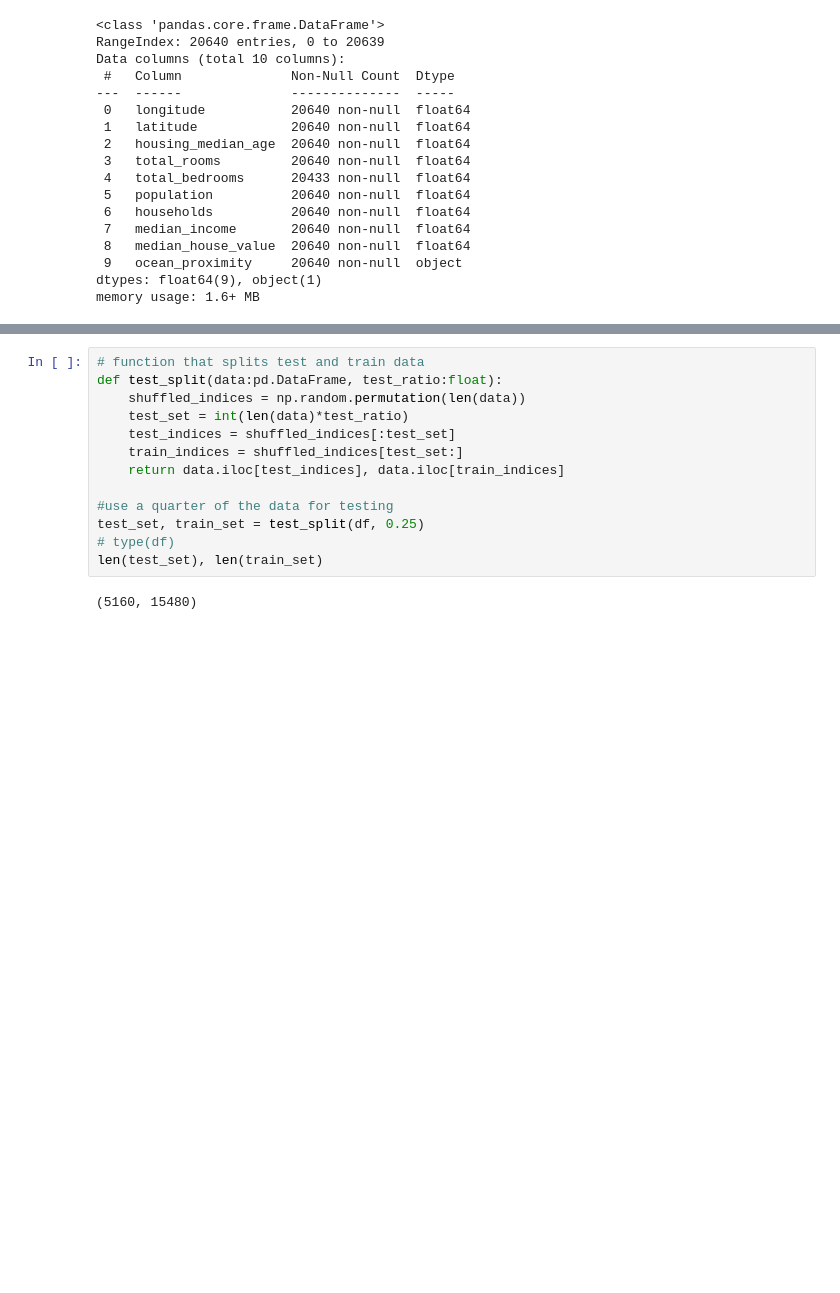
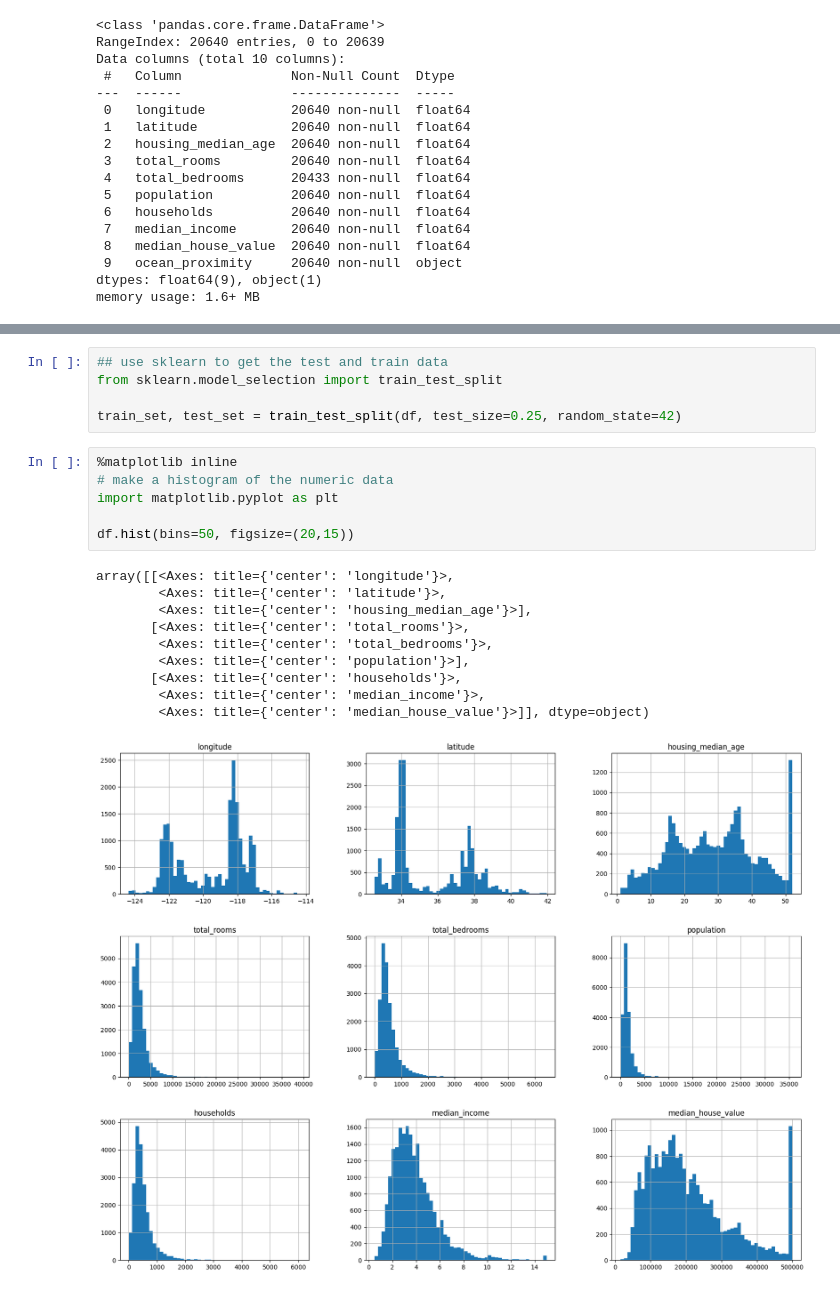
Before and after one commit to Zivairuzive/district_prices, a Jupyter notebook: housing_prediction.ipynb, the cells around one changed output, grey strips where cells are left out. Saved outputs shown, nothing was run; the diff lists cells and outputs as text; blank space fills up the shorter version.

Commit message:
data visualization and cleaning

```diff
--- a/housing_prediction.ipynb
+++ b/housing_prediction.ipynb
@@ -47,17 +47,24 @@ df.describe()
 | 75% | -118.010000 | 37.710000 | 37.000000 | 3148.000000 | 647.000000 | 1725.000000 | 605.000000 | ... |
 | max | -114.310000 | 41.950000 | 52.000000 | 39320.000000 | 6445.000000 | 35682.000000 | 6082.000000 | ... |
 # %%
-# function that splits test and train data
-def test_split(data:pd.DataFrame, test_ratio:float):
-    shuffled_indices = np.random.permutation(len(data))
-    test_set = int(len(data)*test_ratio)
-    test_indices = shuffled_indices[:test_set]
-    train_indices = shuffled_indices[test_set:]
-    return data.iloc[test_indices], data.iloc[train_indices]
+## use sklearn to get the test and train data
+from sklearn.model_selection import train_test_split
 
-#use a quarter of the data for testing
-test_set, train_set = test_split(df, 0.25)
-# type(df)
-len(test_set), len(train_set)
+train_set, test_set = train_test_split(df, test_size=0.25, random_state=42)
-# %% [output]
-(5160, 15480)
+# %%
+%matplotlib inline
+# make a histogram of the numeric data
+import matplotlib.pyplot as plt
+
+df.hist(bins=50, figsize=(20,15))
+# %% [output]
+array([[<Axes: title={'center': 'longitude'}>,
+        <Axes: title={'center': 'latitude'}>,
+        <Axes: title={'center': 'housing_median_age'}>],
+       [<Axes: title={'center': 'total_rooms'}>,
+        <Axes: title={'center': 'total_bedrooms'}>,
+        <Axes: title={'center': 'population'}>],
+       [<Axes: title={'center': 'households'}>,
+        <Axes: title={'center': 'median_income'}>,
+        <Axes: title={'center': 'median_house_value'}>]], dtype=object)
+[figure, added]
```
Also changed, not shown: parts of 8 cells of this notebook.
